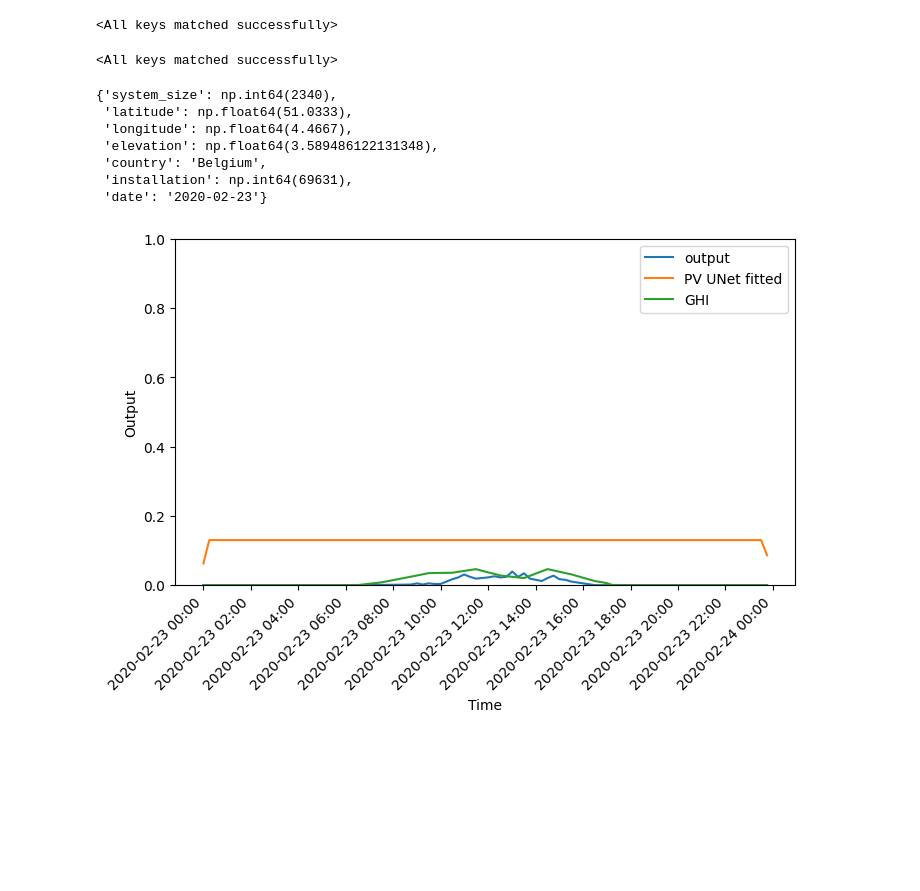
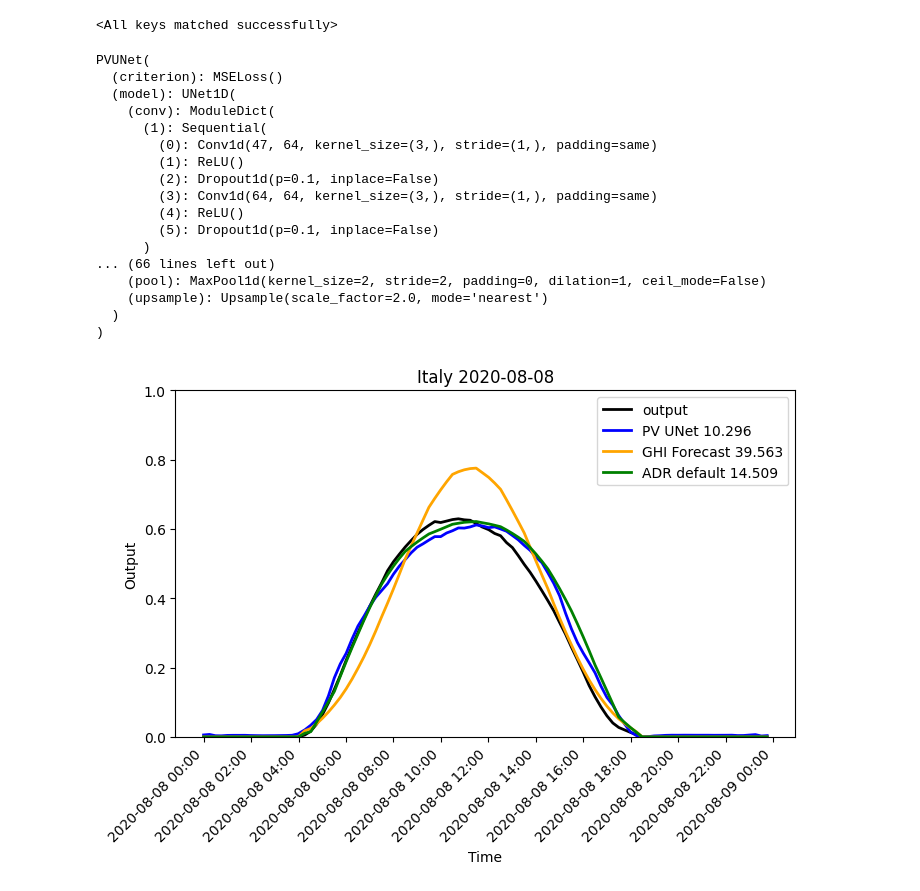
Before and after one commit to pavlikp/PV-PIML, a Jupyter notebook: notebooks/InspectPVUNet.ipynb, the cells around one changed output. Saved outputs shown, nothing was run; the diff lists cells and outputs as text; code cells hidden in the pictures; blank space fills up the shorter version.

```diff
--- a/notebooks/InspectPVUNet.ipynb
+++ b/notebooks/InspectPVUNet.ipynb
@@ -12,7 +12,7 @@ import torch
 
 config = load_config("./config/ADR.yaml")
 ADR_fit = ADR(config)
-ADR_fit.load_state_dict(torch.load(r"C:\Users\peter\Repos\ENFIELD-PIML\checkpoints\PV-PIML\fit_normalized\epoch=7-step=32768.ckpt", weights_only=False)["state_dict"])
+ADR_fit.load_state_dict(torch.load(r"C:\Users\peter\Repos\ENFIELD-PIML\checkpoints\PV-PIML\ADR_fix\epoch=17-step=73728.ckpt", weights_only=False)["state_dict"])
 # %% [output]
 <All keys matched successfully>
 # %%
@@ -20,54 +20,74 @@ from models.PVUNet import PVUNet
 
 config = load_config("./config/PVUNet.yaml")
 PVUNet_fit = PVUNet(config)
-PVUNet_fit.load_state_dict(torch.load(r"C:\Users\peter\Repos\ENFIELD-PIML\checkpoints\PV-PIML\GHI_only\last-v2.ckpt", weights_only=False)["state_dict"])
+PVUNet_fit.load_state_dict(torch.load(r"C:\Users\peter\Repos\ENFIELD-PIML\checkpoints\PV-PIML\GELU\epoch=4-step=2560.ckpt", weights_only=False)["state_dict"])
+PVUNet_fit.eval()
 # %% [output]
-<All keys matched successfully>
+PVUNet(
+  (criterion): MSELoss()
+  (model): UNet1D(
+    (conv): ModuleDict(
+      (1): Sequential(
+        (0): Conv1d(47, 64, kernel_size=(3,), stride=(1,), padding=same)
+        (1): ReLU()
+        (2): Dropout1d(p=0.1, inplace=False)
+        (3): Conv1d(64, 64, kernel_size=(3,), stride=(1,), padding=same)
+        (4): ReLU()
+        (5): Dropout1d(p=0.1, inplace=False)
+      )
+... (66 lines left out)
+    (pool): MaxPool1d(kernel_size=2, stride=2, padding=0, dilation=1, ceil_mode=False)
+    (upsample): Upsample(scale_factor=2.0, mode='nearest')
+  )
+)
-# %%
-metadata
-# %% [output]
-{'system_size': np.int64(2340),
- 'latitude': np.float64(51.0333),
- 'longitude': np.float64(4.4667),
- 'elevation': np.float64(3.589486122131348),
- 'country': 'Belgium',
- 'installation': np.int64(69631),
- 'date': '2020-02-23'}
 # %%
 import torch
 import matplotlib.pyplot as plt
 import pandas as pd
 import matplotlib.dates as mdates
+from utils.normalize import normalize_inputs
 
 import random
 
 x, y, metadata = ds[random.randint(0, len(ds)-1)]
 timestamps = x['unix_timestamps'].squeeze()
-ghi = x['ghi'].squeeze()
-metadata_tensors = {}
 for key in list(x.keys()):
     x[key] = x[key].unsqueeze(0)
-    if key != 'ghi':
-        del x[key]
+    # if key != 'ghi':
+    #     del x[key]
+
+for key in list(metadata.keys()):
+    if isinstance(metadata[key], str):
+        continue
+    metadata[key] = torch.tensor(metadata[key]).unsqueeze(0)
+
+x_copy = {k: v.clone() for k, v in x.items()}
 
 y_hat = PVUNet_fit(x).squeeze()
-fitted_prediction = y_hat.detach().numpy()
+y_hat_PVUNet = y_hat.detach().numpy()
 
-#y_hat = model_default([t.unsqueeze(0) for t in x], metadata_tensors)
-#default_prediction = y_hat.detach().numpy()
+y_hat_ADR = ADR_fit(x_copy, metadata)
+y_hat_ADR = y_hat_ADR.detach().numpy()
+
+ghi = x['ghi'].squeeze()
+
+mse_PVUNet = torch.nn.functional.mse_loss(torch.tensor(y_hat_PVUNet * 100), torch.tensor(y * 100))
+mse_GHI = torch.nn.functional.mse_loss(torch.tensor(ghi * 100), torch.tensor(y * 100))
+mse_ADR = torch.nn.functional.mse_loss(torch.tensor(y_hat_ADR[0] * 100), torch.tensor(y * 100))
 
 fig, ax = plt.subplots(1, 1, figsize=(8, 4.5))
-ax.plot(pd.to_datetime(timestamps, unit="s"), y, label="output")
-ax.plot(pd.to_datetime(timestamps, unit="s"), fitted_prediction, label="PV UNet fitted")
-ax.plot(pd.to_datetime(timestamps, unit="s"), ghi / 1000, label="GHI")
-#ax.plot(pd.to_datetime(x['unix_timestamps'][0], unit="s"), default_prediction[0], label="ADR default")
+ax.plot(pd.to_datetime(timestamps, unit="s"), y, label="output", color="black", linewidth=2)
+ax.plot(pd.to_datetime(timestamps, unit="s"), y_hat_PVUNet, label=f"PV UNet {mse_PVUNet:.3f}", color="blue", linewidth=2)
+ax.plot(pd.to_datetime(timestamps, unit="s"), ghi, label=f"GHI Forecast {mse_GHI:.3f}", color="orange", linewidth=2)
+ax.plot(pd.to_datetime(timestamps, unit="s"), y_hat_ADR[0], label=f"ADR default {mse_ADR:.3f}", color="green", linewidth=2)
 ax.set_xlabel("Time")
 ax.set_ylabel("Output")
 ax.legend()
 ax.xaxis.set_major_formatter(mdates.DateFormatter("%Y-%m-%d %H:%M"))
 ax.xaxis.set_major_locator(mdates.HourLocator(interval=2))
 plt.xticks(rotation=45, ha='right')
 ax.set_ylim(0,1)
+plt.title(f"{metadata['country']} {metadata['date']}")
 plt.show()
 # %% [output]
-[figure, old version]
+[figure, new version]
```
Also changed, not shown: 9 other files.
